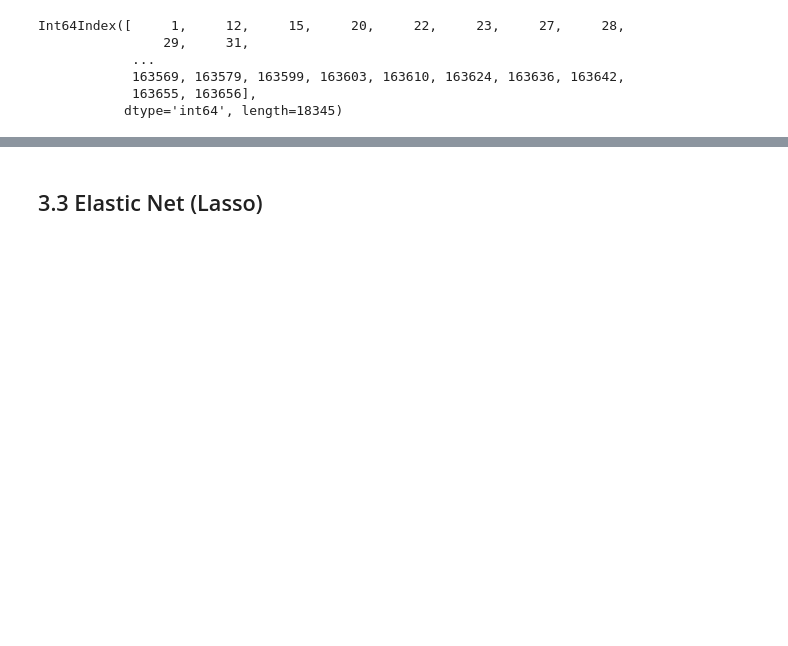
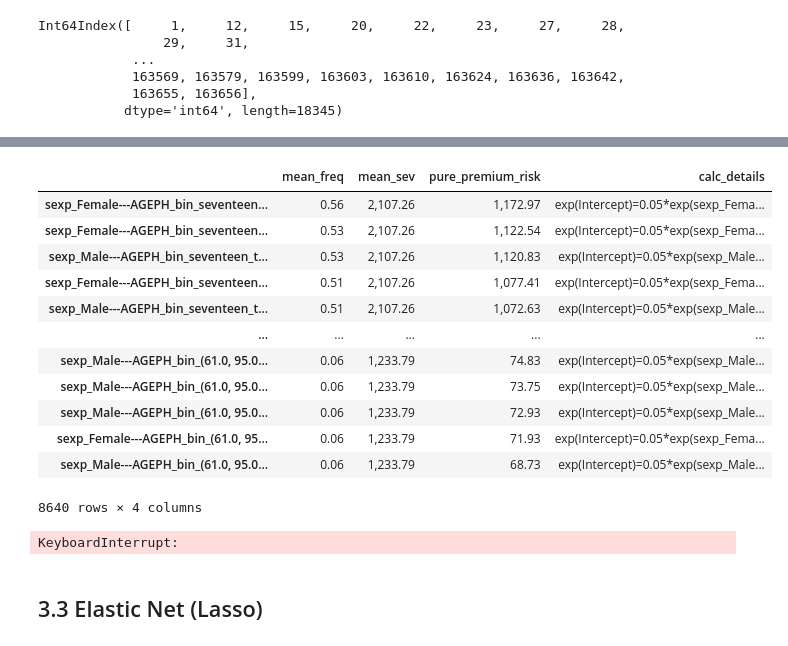
Before and after one commit to MarinoSanLorenzo/actuarial_ds, a Jupyter notebook: blog_post_main_backup.ipynb, the cells around one changed output, grey strips where cells are left out. Cells and saved outputs as stored; diff of their text form; code cells hidden in the pictures; blank space fills up the shorter version.

```diff
--- a/blog_post_main_backup.ipynb
+++ b/blog_post_main_backup.ipynb
@@ -891,0 +987,2 @@ The two variables `AGEPH_bin_seventeen_thirtythree` and `powerc_sixtysix_onehund
+# %%
+features_modallities = get_features_modalities(power_coefficients, reference_class_lst, reference_class_sev_lst)
@@ -892,3 +1009,35 @@ The two variables `AGEPH_bin_seventeen_thirtythree` and `powerc_sixtysix_onehund
+# %%
+exp_params_freq = power_coefficients.exp_params_freq.to_dict()
+exp_params_sev = power_coefficients.exp_params_sev.to_dict()
+# %%
+premium_profiles = get_all_pure_premium_profiles(features_modallities,
+                                                 exp_params_freq,
+                                                 exp_params_sev,
+                                                 reference_class_lst,
+                                                 reference_class_sev_lst
+                                                )
+# %%
+premium_profiles_df = pd.DataFrame.from_dict(premium_profiles, orient='index')
+premium_profiles_df.sort_values(by='pure_premium_risk',
+                                ascending=False).loc[:, ['mean_freq', 'mean_sev', 'pure_premium_risk', 'calc_details']]
+# %% [output]
+|  | mean_freq | mean_sev | pure_premium_risk | calc_details |
+| sexp_Female---AGEPH_bin_seventeen... | 0.56 | 2,107.26 | 1,172.97 | exp(Intercept)=0.05*exp(sexp_Fema... |
+| sexp_Female---AGEPH_bin_seventeen... | 0.53 | 2,107.26 | 1,122.54 | exp(Intercept)=0.05*exp(sexp_Fema... |
+| sexp_Male---AGEPH_bin_seventeen_t... | 0.53 | 2,107.26 | 1,120.83 | exp(Intercept)=0.05*exp(sexp_Male... |
+| sexp_Female---AGEPH_bin_seventeen... | 0.51 | 2,107.26 | 1,077.41 | exp(Intercept)=0.05*exp(sexp_Fema... |
+| sexp_Male---AGEPH_bin_seventeen_t... | 0.51 | 2,107.26 | 1,072.63 | exp(Intercept)=0.05*exp(sexp_Male... |
+| ... | ... | ... | ... | ... |
+| sexp_Male---AGEPH_bin_(61.0, 95.0... | 0.06 | 1,233.79 | 74.83 | exp(Intercept)=0.05*exp(sexp_Male... |
+| sexp_Male---AGEPH_bin_(61.0, 95.0... | 0.06 | 1,233.79 | 73.75 | exp(Intercept)=0.05*exp(sexp_Male... |
+| sexp_Male---AGEPH_bin_(61.0, 95.0... | 0.06 | 1,233.79 | 72.93 | exp(Intercept)=0.05*exp(sexp_Male... |
+| sexp_Female---AGEPH_bin_(61.0, 95... | 0.06 | 1,233.79 | 71.93 | exp(Intercept)=0.05*exp(sexp_Fema... |
+| sexp_Male---AGEPH_bin_(61.0, 95.0... | 0.06 | 1,233.79 | 68.73 | exp(Intercept)=0.05*exp(sexp_Male... |
+8640 rows × 4 columns
+# %%
+raise KeyboardInterrupt
+# %% [output]
+KeyboardInterrupt:
 # %% [markdown]
 ## 3.3 Elastic Net (Lasso) <a name="three-three"></a>
 # %% [markdown]
```
Also changed, not shown: parts of 17 cells of this notebook, 1 other file.
